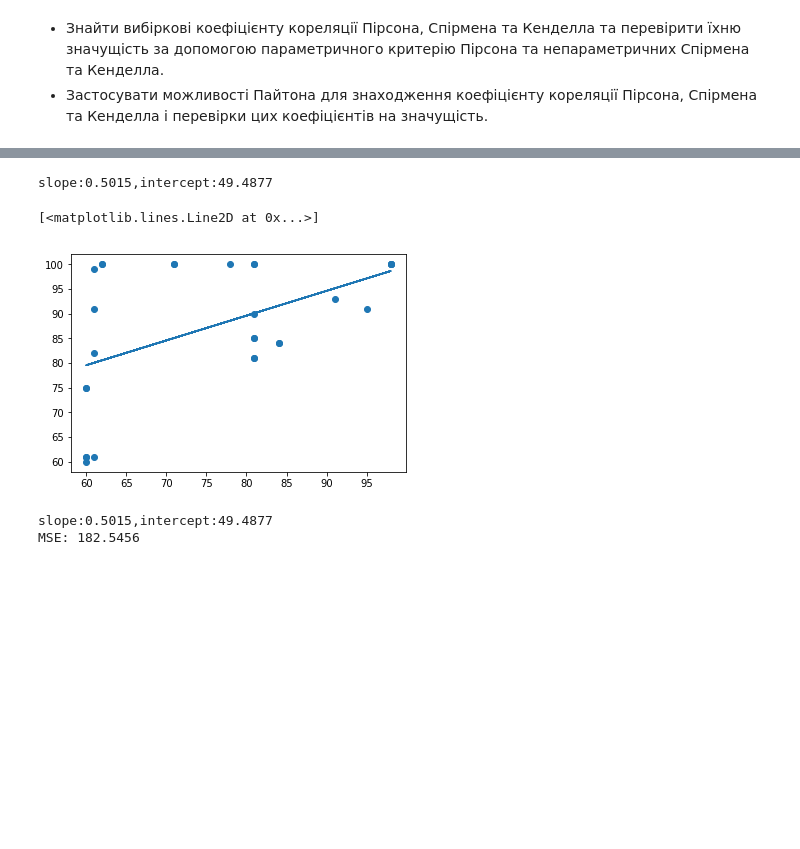
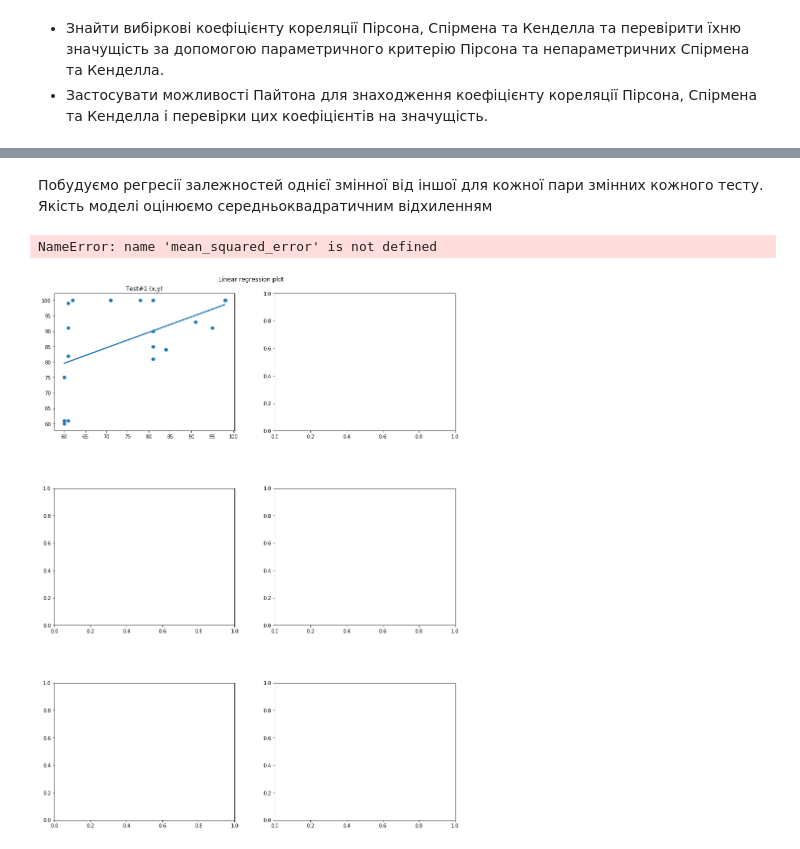
Before and after one commit to EddieKro/Data-Analysis, a Jupyter notebook: projects/task3/Task3.ipynb, the cells around one changed output, grey strips where cells are left out. Saved outputs shown, nothing was run; the diff lists cells and outputs as text; code cells hidden in the pictures; blank space fills up the shorter version.

```diff
--- a/projects/task3/Task3.ipynb
+++ b/projects/task3/Task3.ipynb
@@ -20,6 +20,8 @@ pd.set_option('display.max_columns',200)
 test_1 = {'x': data.loc[data['Курс']==4]['Улюблений предмет'].values, 'y':data.loc[data['Курс']==4]['Оцінка з цього предмету:'].values}
 test_2 = {'x': data.loc[data['Курс']==4]['Test#2: Рівняння мат. фізики'].values, 'y':data.loc[data['Курс']==4]['Test#2: Технології прикладного програмування'].values}
 test_3 = {'x': data[data['Курс']==4]['Професійні мотиви'].values, 'y': data[data['Курс']==4]['Мотиви творчої самореалізації'].values}
+
+tests = [test_1,test_2,test_3]
 # %% [markdown]
 *	Знайти вибіркові коефіцієнту кореляції Пірсона, Спірмена та Кенделла та перевірити їхню значущість за допомогою параметричного критерію Пірсона та непараметричних Спірмена та Кенделла.
 *	Застосувати можливості Пайтона для знаходження коефіцієнту кореляції Пірсона, Спірмена та Кенделла і перевірки цих коефіцієнтів на значущість.
@@ -40,15 +27,0 @@ def p_value_rho(r,x):
-# %%
-def pearson_correlation(x,y):
-    """
-    Pearson correlation coefficient r and p-value p for testing non-correlation
-    """
-    def cov(x,y):
-        res = (x - mean(x))*(y-mean(y))
-        return res.sum()/(x.shape[0]-1)
-
-    def corr(x,y):
-        return cov(x,y)/(stddev(x)*stddev(y))
-
-    r = corr(x,y)
-    p = 2*(p_value_rho(r,x))
-    return r,p
@@ -146,6 +174,7 @@ kendall_correlation(test_2['x'],test_2['y']), stats.kendalltau(test_2['x'],test_
 *	Побудувати регресійну модель в Пайтоні,  провести аналіз залишків різними методами.
 # %%
 from sklearn.base import BaseEstimator
+from sklearn.metrics import mean_squared_error
 
 class OLS(BaseEstimator):
     def __init__(self):
@@ -166,23 +195,34 @@ class OLS(BaseEstimator):
             raise RuntimeError("You must train classifer before predicting data!")
 
         return self.alpha_ + X*self.beta_
+
+def predict(x,y):
+    model = OLS().fit(x,y)
+    pred = model.predict(x)
+    return pred,model.beta_,model.alpha_
-# %%
-ols = OLS().fit(test_1['x'],test_1['y'])
-prediction = ols.predict(test_1['x'])
-print(f'slope:{ols.beta_:.4f},intercept:{ols.alpha_:.4f}')
-# %% [output]
-slope:0.5015,intercept:49.4877
-# %%
-plt.scatter(test_1['x'],test_1['y'])
-plt.plot(test_1['x'],prediction)
-# %% [output]
-[<matplotlib.lines.Line2D at 0x...>]
-[figure, removed]
-# %%
-from sklearn.linear_model import LinearRegression
-from sklearn.metrics import mean_squared_error
-lr = LinearRegression().fit(test_1['x'].reshape(-1,1),test_1['y'].reshape(-1,1))
-print(f'slope:{lr.coef_[0][0]:.4f},intercept:{lr.intercept_[0]:.4f}\nMSE: {mean_squared_error(prediction,test_1["x"]):.4f}')
-# %% [output]
-slope:0.5015,intercept:49.4877
-MSE: 182.5456
+# %% [markdown]
+Побудуємо регресії залежностей однієї змінної від іншої для кожної пари змінних кожного тесту. Якість моделі оцінюємо середньоквадратичним відхиленням
+# %%
+fig,ax = plt.subplots(3,2,figsize = (12,16))
+
+fig.tight_layout(h_pad=10, w_pad=5)
+fig.subplots_adjust(top=0.95)
+fig.suptitle('Linear regression plot',fontsize=12)
+fig.subplots_adjust(top=0.95)
+
+for i in range(3):
+    pred,beta1,alpha1 = predict(tests[i]['x'],tests[i]['y'])
+    pred_reversed,beta2,alpha2 = predict(tests[i]['y'],tests[i]['x'])
+
+    ax[i,0].plot(tests[i]['x'],pred)
+    ax[i,0].scatter(tests[i]['x'],tests[i]['y'])
+    ax[i,0].set_title(f"Test#{i+1} (x,y)")
+    ax[i,0].set_xlabel(f"Model parameters: \n\tslope : {beta1:.4f}\n\tintercept : {alpha1:.4f}\nmean squared error = {mean_squared_error(tests[i]['y'],pred)}")
+
+    ax[i,1].plot(tests[i]['y'],pred_reversed)
+    ax[i,1].scatter(tests[i]['y'],tests[i]['x'])
+    ax[i,1].set_title(f"Test#{i+1} (y,x)")
+    ax[i,1].set_xlabel(f"Model parameters: \n\tslope : {beta2:.4f}\n\tintercept : {alpha2:.4f}\nmean squared error = {mean_squared_error(tests[i]['x'],pred_reversed)}")
+# %% [output]
+NameError: name 'mean_squared_error' is not defined
+[figure, added]
```
Also changed, not shown: parts of 25 cells of this notebook, 3 other files.
